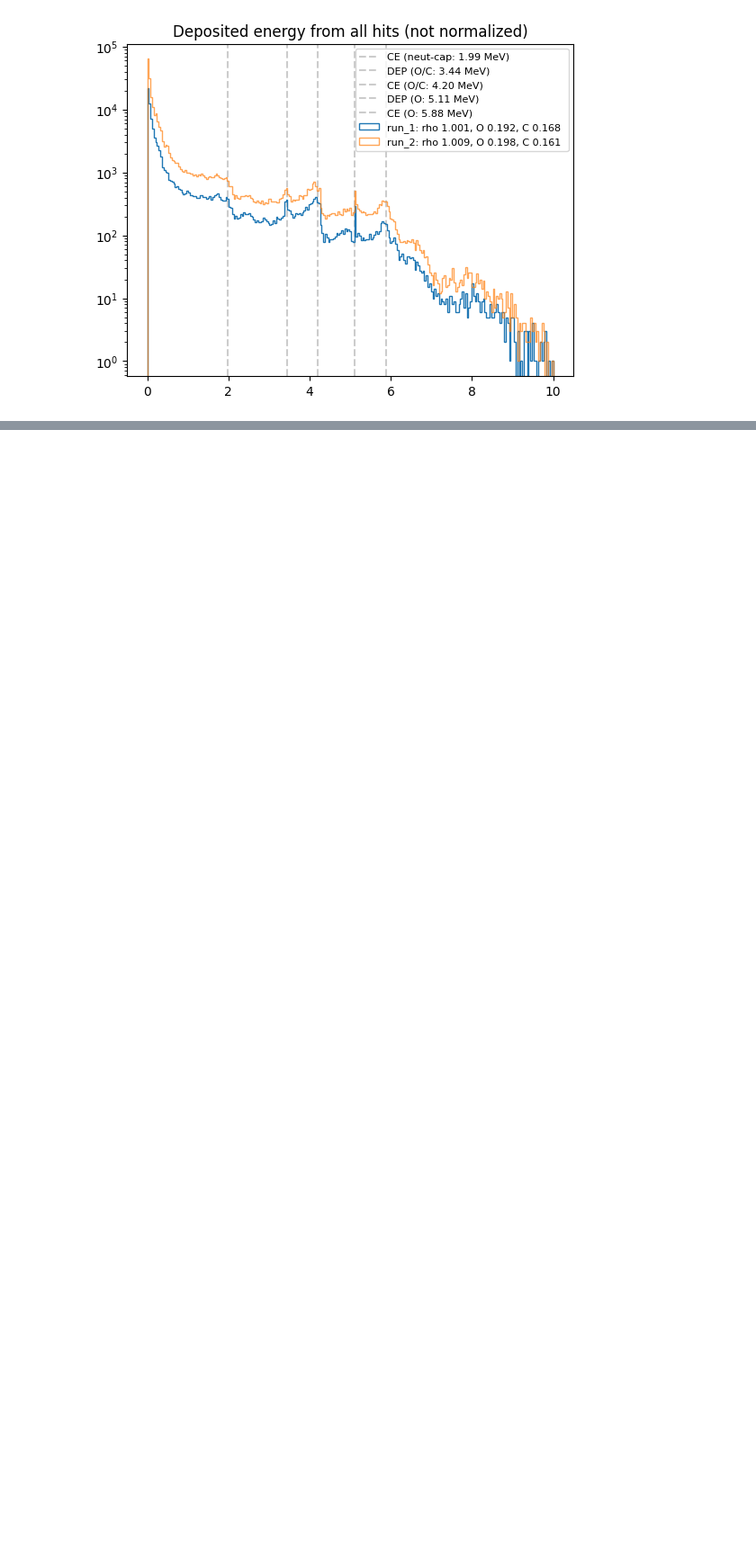
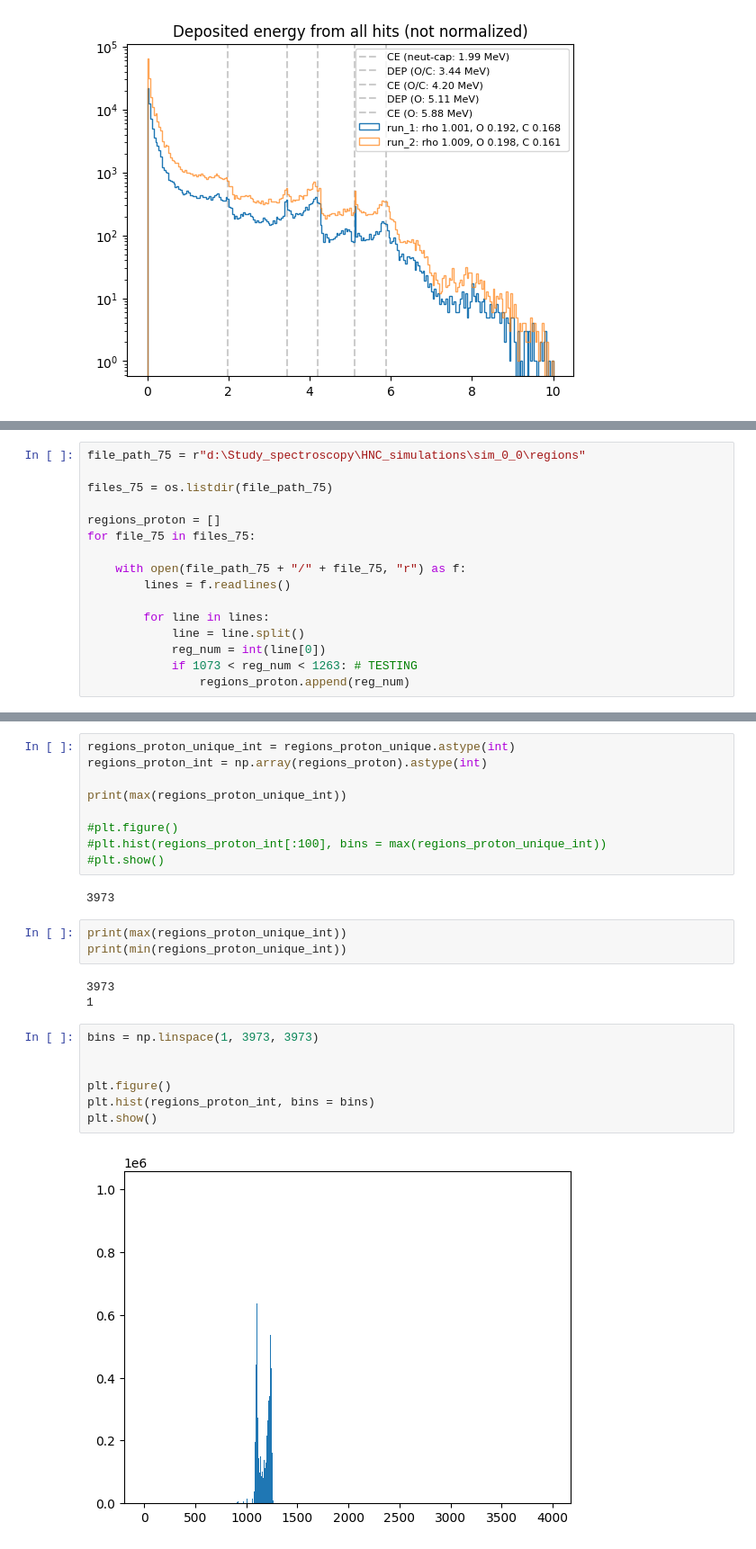
Before and after one commit to Bioproton/MedicalPhysicsScripts, a Jupyter notebook: NOVO/Spectroscopy/Data/test_data_loading.ipynb, the cells around one changed output, grey strips where cells are left out. Shown at 90% size. Cells and saved outputs as stored; diff of their text form; blank space fills up the shorter version.

```diff
--- a/NOVO/Spectroscopy/Data/test_data_loading.ipynb
+++ b/NOVO/Spectroscopy/Data/test_data_loading.ipynb
@@ -281,0 +314,16 @@ plt.show()
+# %%
+file_path_75 = r"d:\Study_spectroscopy\HNC_simulations\sim_0_0\regions"
+
+files_75 = os.listdir(file_path_75)
+
+regions_proton = []
+for file_75 in files_75:
+
+    with open(file_path_75 + "/" + file_75, "r") as f:
+        lines = f.readlines()
+
+        for line in lines:
+            line = line.split()
+            reg_num = int(line[0])
+            if 1073 < reg_num < 1263: # TESTING
+                regions_proton.append(reg_num)
@@ -281,0 +354,26 @@ plt.show()
+# %%
+regions_proton_unique_int = regions_proton_unique.astype(int)
+regions_proton_int = np.array(regions_proton).astype(int)
+
+print(max(regions_proton_unique_int))
+
+#plt.figure()
+#plt.hist(regions_proton_int[:100], bins = max(regions_proton_unique_int))
+#plt.show()
+# %% [output]
+3973
+# %%
+print(max(regions_proton_unique_int))
+print(min(regions_proton_unique_int))
+# %% [output]
+3973
+1
+# %%
+bins = np.linspace(1, 3973, 3973)
+
+
+plt.figure()
+plt.hist(regions_proton_int, bins = bins)
+plt.show()
+# %% [output]
+[figure, added]
```
Also changed, not shown: parts of 14 cells of this notebook, 2 other files.
